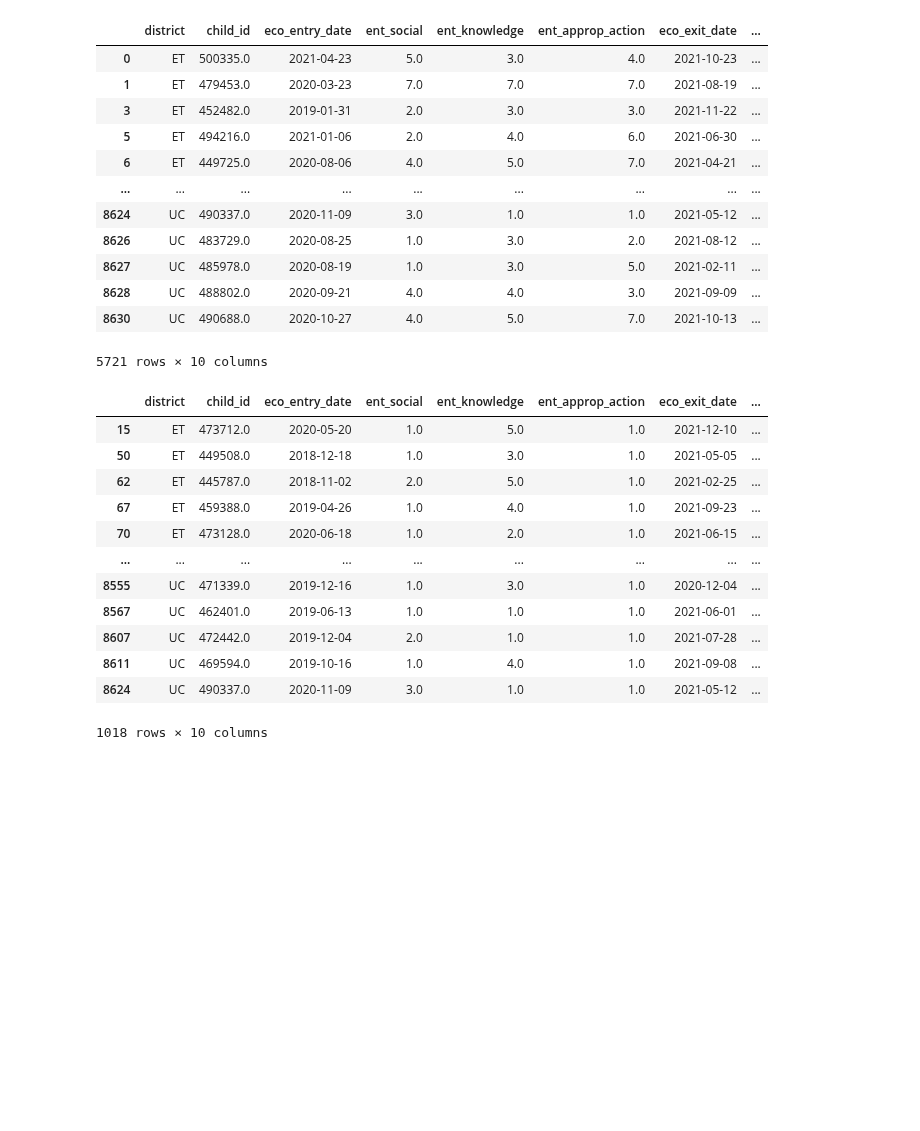
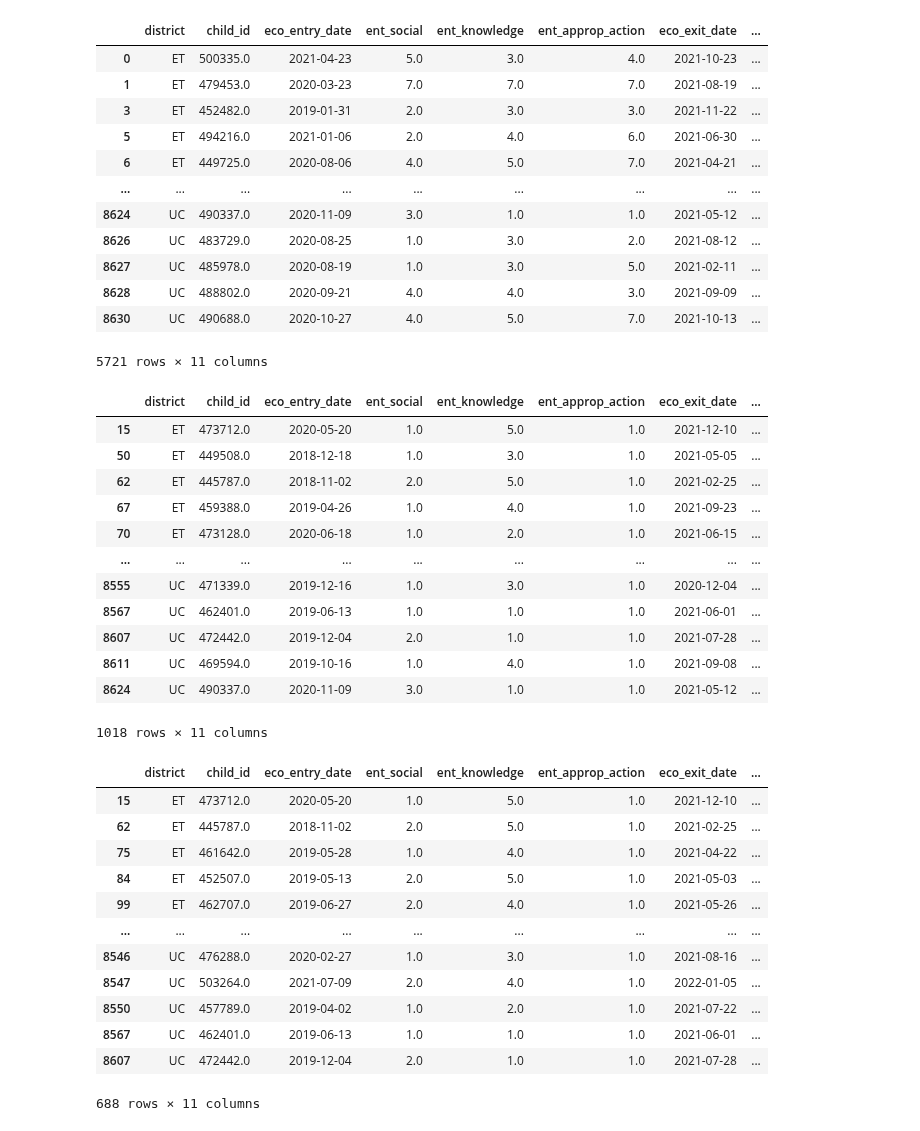
Before and after one commit to NSS-Data-Analytics-Cohort-7/didd-an-array-of-jorts, a Jupyter notebook: notebooks/eco_entrance_exit_scores.ipynb, the cells around one changed output. Saved outputs shown, nothing was run; the diff lists cells and outputs as text; code cells hidden in the pictures; blank space fills up the shorter version.

```diff
--- a/notebooks/eco_entrance_exit_scores.ipynb
+++ b/notebooks/eco_entrance_exit_scores.ipynb
@@ -14,7 +14,7 @@ project_data = pd.read_excel('../data/TEIS-NSS Project Data 10-2022.xlsx',
 eco_exit = project_data.get('ECO with Exit21-22')
 elig_timeline = project_data.get('Elig Timeline Rpt 2018-2022')
 # %%
-eco_exit = eco_exit[['DISTRICT', 'CHILD_ID', 'ECO_Entry_DATE', 'Ent SOCIAL_SCALE', 'Ent KNOWLEDGE_SCALE', 'Ent APPROPRIATE_ACTION_SCALE', 'ECO_Exit_DATE', 'Exit SOCIAL_SCALE', 'Exit KNOWLEDGE_SCALE', 'Exit APPROPRIATE_ACTION_SCALE']]
+eco_exit = eco_exit[['DISTRICT', 'CHILD_ID', 'ECO_Entry_DATE', 'Ent SOCIAL_SCALE', 'Ent KNOWLEDGE_SCALE', 'Ent APPROPRIATE_ACTION_SCALE', 'ECO_Exit_DATE', 'Exit SOCIAL_SCALE', 'Exit KNOWLEDGE_SCALE', 'Exit APPROPRIATE_ACTION_SCALE', 'Days btw I-IFSP to Exit ECO']]
 eco_exit
 # %% [output]
 |  | DISTRICT | CHILD_ID | ECO_Entry_DATE | Ent SOCIAL_SCALE | Ent KNOWLEDGE_SCALE | Ent APPROPRIATE_ACTION_SCALE | ... |
@@ -33,5 +33,5 @@ eco_exit
 # %%
-##renamen columns
+##rename columns
 eco_exit = eco_exit.rename(columns={'DISTRICT':'district',
                                     'CHILD_ID':'child_id',
                                     'ECO_Entry_DATE':'eco_entry_date',
@@ -41,7 +41,8 @@ eco_exit = eco_exit.rename(columns={'DISTRICT':'district',
                                     'ECO_Exit_DATE':'eco_exit_date',
                                     'Exit SOCIAL_SCALE':'exit_social',
                                     'Exit KNOWLEDGE_SCALE':'exit_knowledge',
-                                    'Exit APPROPRIATE_ACTION_SCALE':'exit_approp_action'})
+                                    'Exit APPROPRIATE_ACTION_SCALE':'exit_approp_action',
+                                    'Days btw I-IFSP to Exit ECO': 'days_in_program'})
 # %%
 ##drop NaN
 eco_exit = eco_exit.dropna(axis=0)
@@ -59,8 +60,10 @@ eco_exit
 | 8627 | UC | 485978.0 | 2020-08-19 | 1.0 | 3.0 | 5.0 | 2021-02-11 | ... |
 | 8628 | UC | 488802.0 | 2020-09-21 | 4.0 | 4.0 | 3.0 | 2021-09-09 | ... |
 | 8630 | UC | 490688.0 | 2020-10-27 | 4.0 | 5.0 | 7.0 | 2021-10-13 | ... |
-5721 rows × 10 columns
+5721 rows × 11 columns
 # %%
+##consolidate to entrance columns that contain 1s
+
 eco_exit_1 = eco_exit[eco_exit['ent_social'] == 1.0]
 eco_exit_1 = eco_exit[eco_exit['ent_knowledge'] == 1.0]
 eco_exit_1 = eco_exit[eco_exit['ent_approp_action'] == 1.0]
@@ -78,4 +81,28 @@ eco_exit_1
 | 8607 | UC | 472442.0 | 2019-12-04 | 2.0 | 1.0 | 1.0 | 2021-07-28 | ... |
 | 8611 | UC | 469594.0 | 2019-10-16 | 1.0 | 4.0 | 1.0 | 2021-09-08 | ... |
 | 8624 | UC | 490337.0 | 2020-11-09 | 3.0 | 1.0 | 1.0 | 2021-05-12 | ... |
-1018 rows × 10 columns
+1018 rows × 11 columns
+# %%
+same_soc = eco_exit_1[(eco_exit_1['exit_social'] == 1) & (eco_exit_1['ent_social'] == 1)]
+same_knowl = eco_exit_1[(eco_exit_1['exit_knowledge'] == 1) & (eco_exit_1['ent_knowledge'] == 1)]
+same_aa = eco_exit_1[(eco_exit_1['exit_approp_action'] == 1) & (eco_exit_1['ent_approp_action'] == 1)]
+
+imp_soc = eco_exit_1[(eco_exit_1['exit_social'] > 1) & (eco_exit_1['ent_social'] == 1)]
+imp_knowl = eco_exit_1[(eco_exit_1['exit_knowledge'] > 1) & (eco_exit_1['ent_knowledge'] == 1)]
+imp_aa = eco_exit_1[(eco_exit_1['exit_approp_action'] > 1) & (eco_exit_1['ent_approp_action'] == 1)]
+# %%
+imp_aa
+# %% [output]
+|  | district | child_id | eco_entry_date | ent_social | ent_knowledge | ent_approp_action | eco_exit_date | ... |
+| 15 | ET | 473712.0 | 2020-05-20 | 1.0 | 5.0 | 1.0 | 2021-12-10 | ... |
+| 62 | ET | 445787.0 | 2018-11-02 | 2.0 | 5.0 | 1.0 | 2021-02-25 | ... |
+| 75 | ET | 461642.0 | 2019-05-28 | 1.0 | 4.0 | 1.0 | 2021-04-22 | ... |
+| 84 | ET | 452507.0 | 2019-05-13 | 2.0 | 5.0 | 1.0 | 2021-05-03 | ... |
+| 99 | ET | 462707.0 | 2019-06-27 | 2.0 | 4.0 | 1.0 | 2021-05-26 | ... |
+| ... | ... | ... | ... | ... | ... | ... | ... | ... |
+| 8546 | UC | 476288.0 | 2020-02-27 | 1.0 | 3.0 | 1.0 | 2021-08-16 | ... |
+| 8547 | UC | 503264.0 | 2021-07-09 | 2.0 | 4.0 | 1.0 | 2022-01-05 | ... |
+| 8550 | UC | 457789.0 | 2019-04-02 | 1.0 | 2.0 | 1.0 | 2021-07-22 | ... |
+| 8567 | UC | 462401.0 | 2019-06-13 | 1.0 | 1.0 | 1.0 | 2021-06-01 | ... |
+| 8607 | UC | 472442.0 | 2019-12-04 | 2.0 | 1.0 | 1.0 | 2021-07-28 | ... |
+688 rows × 11 columns
```
Also changed, not shown: parts of 1 cell of this notebook.
